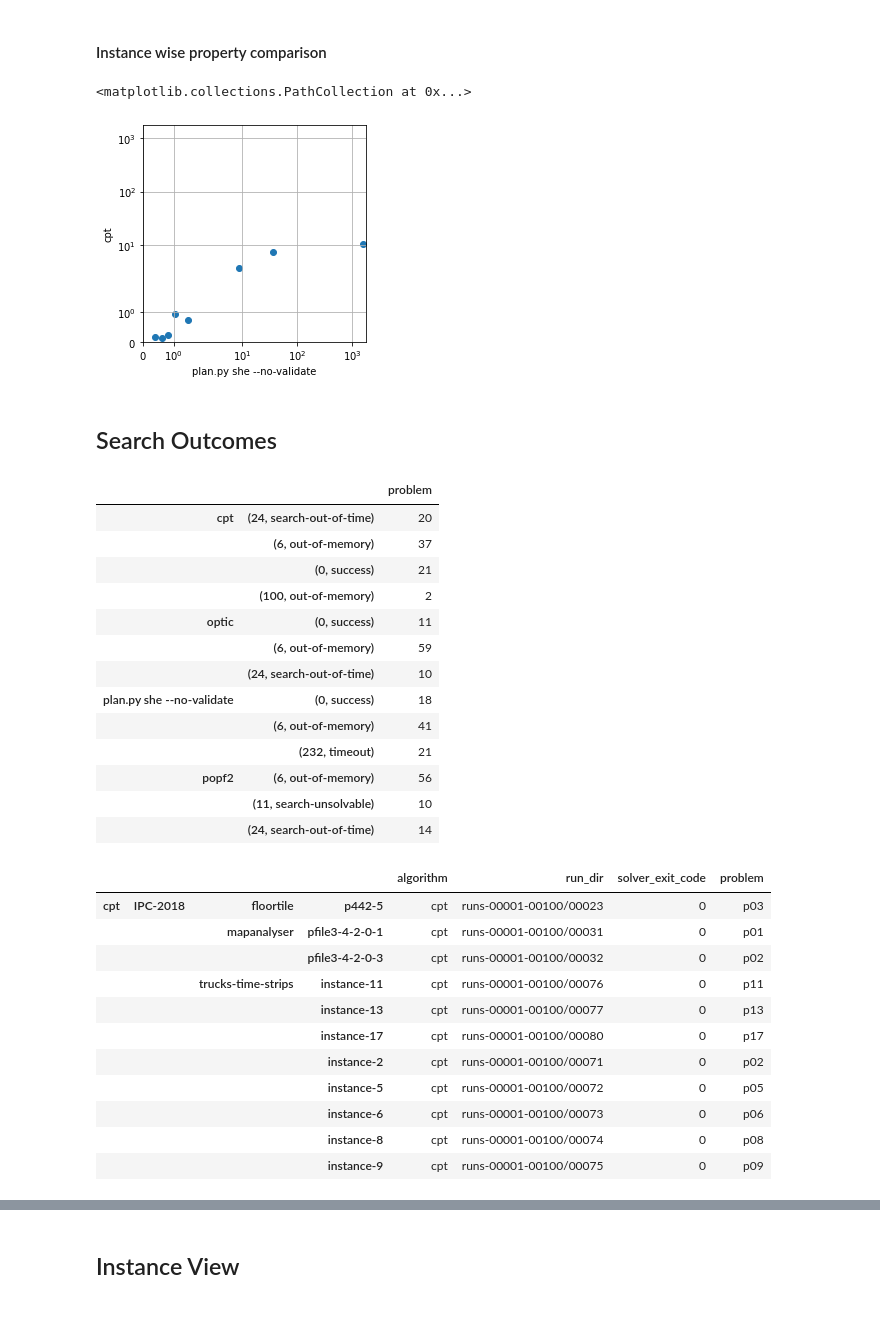
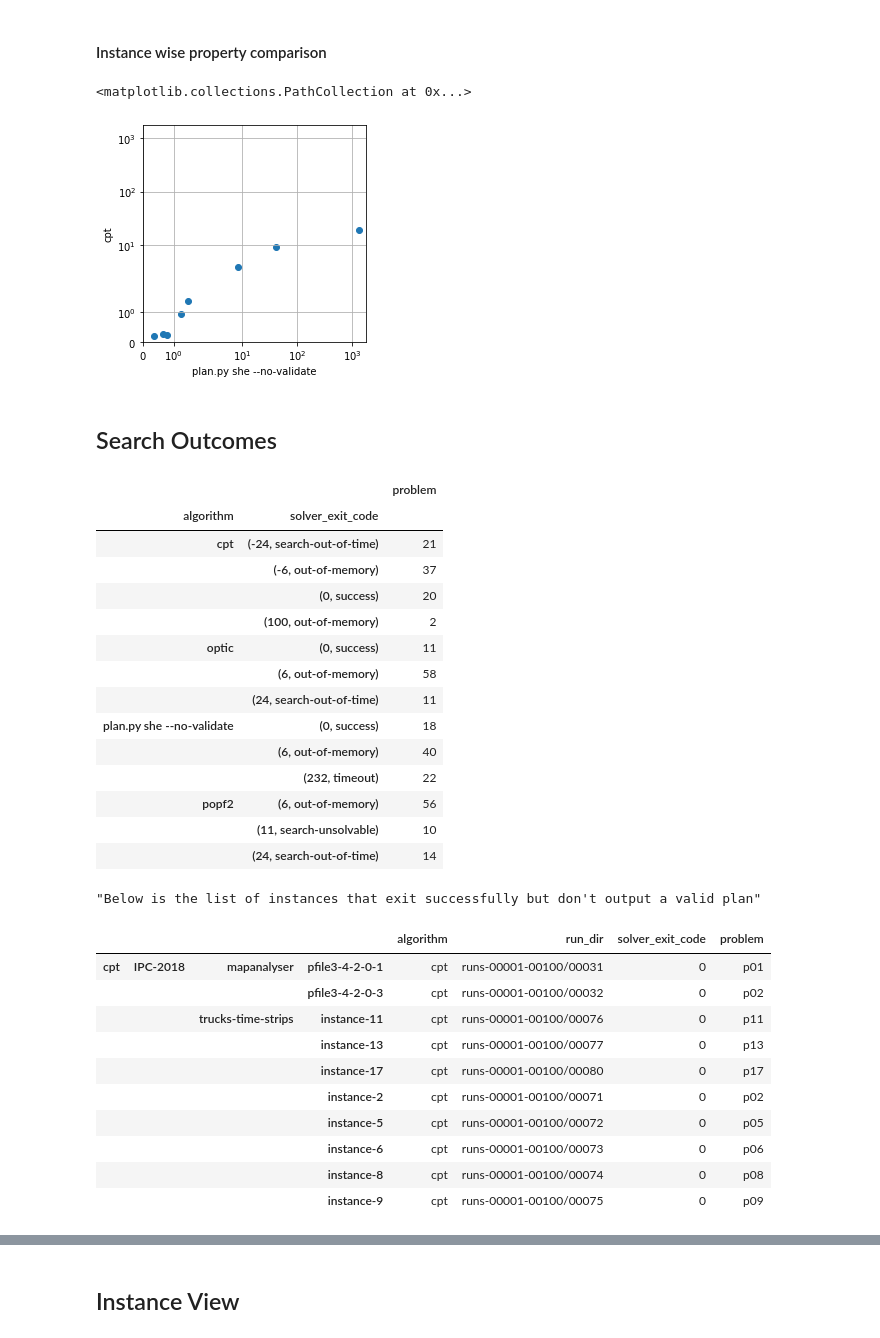
Before and after one commit to anubhav-gres/classical-domains, a Jupyter notebook: view_analyse.ipynb, the cells around one changed output, grey strips where cells are left out. Drawn from its saved outputs; the diff is of its cells as text; code cells hidden in the pictures.

```diff
--- a/view_analyse.ipynb
+++ b/view_analyse.ipynb
@@ -118,38 +128,38 @@ plt.show()
 ####  Instance wise property comparison
 # %%
 ## Configuration
-p1 = planners[2]
-p2 = planners[3]
+p1 = 'plan.py she --no-validate'
+p2 = 'cpt'
 prop = 'runtime_total'
 
 ## Retrieve data
 
 s1 = pd.to_numeric(df.loc[[p1]][prop]*df.loc[[p1]]['coverage']).to_list()
 s2 = pd.to_numeric(df.loc[[p2]][prop]*df.loc[[p2]]['coverage']).to_list()
 
 data  = {p1:s1, p2:s2}
 
 df_plot = pd.DataFrame(data)
 df_plot = df_plot[df_plot>0].dropna()
 
 x = df_plot[p1].to_list()
 y = df_plot[p2].to_list()
 
 ## Plot
 f = plt.figure()
 f.set_figwidth(4)
 f.set_figheight(4)
 plt.xlabel(p1)
 plt.ylabel(p2)
 plt.xscale('symlog')
 plt.yscale('symlog')
 plt.xlim(0, 1800)
 plt.ylim(0, 1800)
 plt.grid(True)
 plt.scatter(x,y)
 # %% [output]
 <matplotlib.collections.PathCollection at 0x...>
-[figure, old version]
+[figure, new version]
 # %% [markdown]
 ## Search Outcomes
 # %%
@@ -194,34 +204,35 @@ def get_outcome(exitcode, use_legacy_exit_codes):
         msg = f"exitcode-{exitcode}"
         return Outcome(exitcode, msg, explained=False, min_wins=True)
 
+## Update df solver_exit_status column
+df_fullerr = copy.deepcopy(df)
+df_fullerr['solver_exit_code'] = ([ (x, get_outcome(abs(x), False).msg) for x in df['solver_exit_code']])
+df_errcode = df_fullerr[['algorithm','solver_exit_code', 'problem']].groupby(['algorithm','solver_exit_code']).count()
 
-df_errcode = df[['algorithm','solver_exit_code', 'problem']].groupby(['algorithm','solver_exit_code']).count()
-
-df_errcode.index = pd.MultiIndex.from_tuples([(x, (abs(y),get_outcome(abs(y), False).msg))
-                                              for (x,y) in df_errcode.index.values])
 display(df_errcode)
 
-# List instances with particular set of properties
+display("Below is the list of instances that exit successfully but don't output a valid plan")
 display(df[['algorithm','run_dir','solver_exit_code', 'problem']][
-    (df['algorithm']=='cpt')& (df['solver_exit_code']==0) & (df['coverage']==0)])
+    (df['solver_exit_code']==0) & (df['coverage']==0)])
 # %% [output]
 |  |  | problem |
-| cpt | (24, search-out-of-time) | 20 |
-|  | (6, out-of-memory) | 37 |
-|  | (0, success) | 21 |
+| algorithm | solver_exit_code |  |
+| cpt | (-24, search-out-of-time) | 21 |
+|  | (-6, out-of-memory) | 37 |
+|  | (0, success) | 20 |
 |  | (100, out-of-memory) | 2 |
 | optic | (0, success) | 11 |
-|  | (6, out-of-memory) | 59 |
-|  | (24, search-out-of-time) | 10 |
+|  | (6, out-of-memory) | 58 |
+|  | (24, search-out-of-time) | 11 |
 | plan.py she --no-validate | (0, success) | 18 |
-|  | (6, out-of-memory) | 41 |
-|  | (232, timeout) | 21 |
+|  | (6, out-of-memory) | 40 |
+|  | (232, timeout) | 22 |
 | popf2 | (6, out-of-memory) | 56 |
 |  | (11, search-unsolvable) | 10 |
 |  | (24, search-out-of-time) | 14 |
+"Below is the list of instances that exit successfully but don't output a valid plan"
 |  |  |  |  | algorithm | run_dir | solver_exit_code | problem |
-| cpt | IPC-2018 | floortile | p442-5 | cpt | runs-00001-00100/00023 | 0 | p03 |
-|  |  | mapanalyser | pfile3-4-2-0-1 | cpt | runs-00001-00100/00031 | 0 | p01 |
+| cpt | IPC-2018 | mapanalyser | pfile3-4-2-0-1 | cpt | runs-00001-00100/00031 | 0 | p01 |
 |  |  |  | pfile3-4-2-0-3 | cpt | runs-00001-00100/00032 | 0 | p02 |
 |  |  | trucks-time-strips | instance-11 | cpt | runs-00001-00100/00076 | 0 | p11 |
 |  |  |  | instance-13 | cpt | runs-00001-00100/00077 | 0 | p13 |
```
Also changed, not shown: parts of 9 cells of this notebook, 3 other files.
